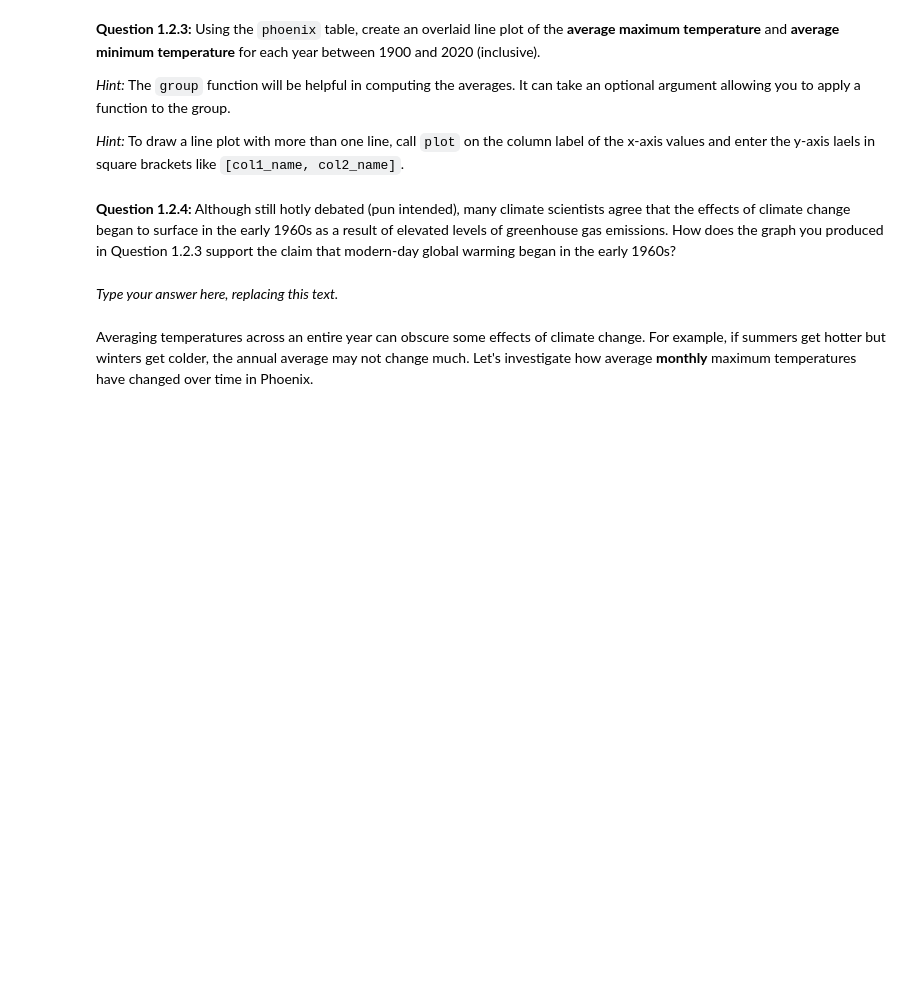
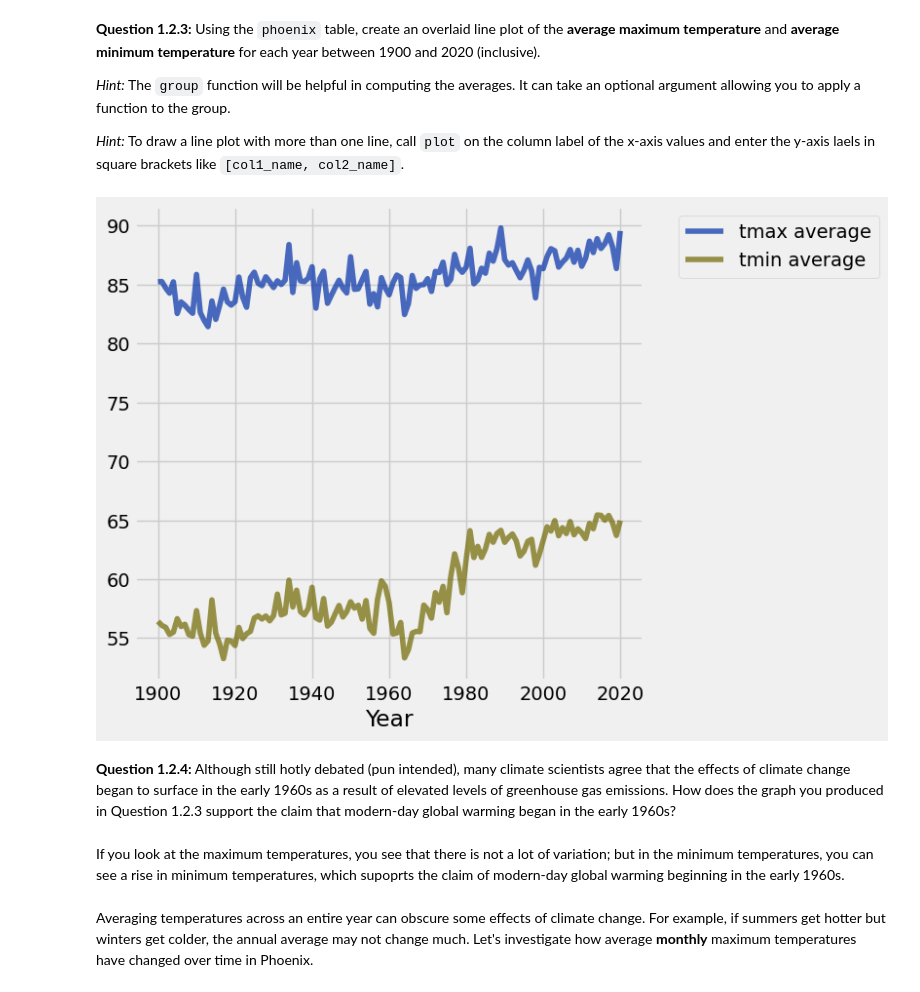
Before and after one commit to ivanduero1/broken_computer_arc, a Jupyter notebook: project2/project2.ipynb, the cells around one changed output. Cells and saved outputs as stored; diff of their text form; code cells hidden in the pictures; blank space fills up the shorter version.

```diff
--- a/project2/project2.ipynb
+++ b/project2/project2.ipynb
@@ -185,7 +234,10 @@ print('2022-04-01 has year', extract_year_from_date('2022-04-01'),
 
 *Hint*: Use the `apply` function together with the functions in the cell above.
 # %%
-years_array = ...
-months_array = ...
-...
+years_array = phoenix.apply(extract_year_from_date, "Date")
+months_array = phoenix.apply(extract_month_from_date, "Date")
+phoenix = phoenix.with_columns(
+        "Year", years_array,
+        "Month", months_array
+)
 phoenix.show(5)
@@ -200,7 +262,11 @@ grader.check("q1_2_2")
 
 *Hint:* To draw a line plot with more than one line, call `plot` on the column label of the x-axis values and enter the y-axis laels in square brackets like `[col1_name, col2_name]`.
 # %%
-...
+years = phoenix.where("Year", are.between_or_equal_to(1900,2020))
+grouped_years = years.group("Year", np.average)
+grouped_years.plot("Year", ["tmax average","tmin average"])
+# %% [output]
+[figure, added]
 # %% [markdown]
 <!-- END QUESTION -->
 
@@ -208,7 +274,7 @@ grader.check("q1_2_2")
 
 **Question 1.2.4:** Although still hotly debated (pun intended), many climate scientists agree that the effects of climate change began to surface in the early 1960s as a result of elevated levels of greenhouse gas emissions. How does the graph you produced in Question 1.2.3 support the claim that modern-day global warming began in the early 1960s?
 # %% [markdown]
-_Type your answer here, replacing this text._
+If you look at the maximum temperatures, you see that there is not a lot of variation; but in the minimum temperatures, you can see a rise in minimum temperatures, which supoprts the claim of modern-day global warming beginning in the early 1960s.
 # %% [markdown]
 <!-- END QUESTION -->
 
```
Also changed, not shown: parts of 42 cells of this notebook, 2 other files.
